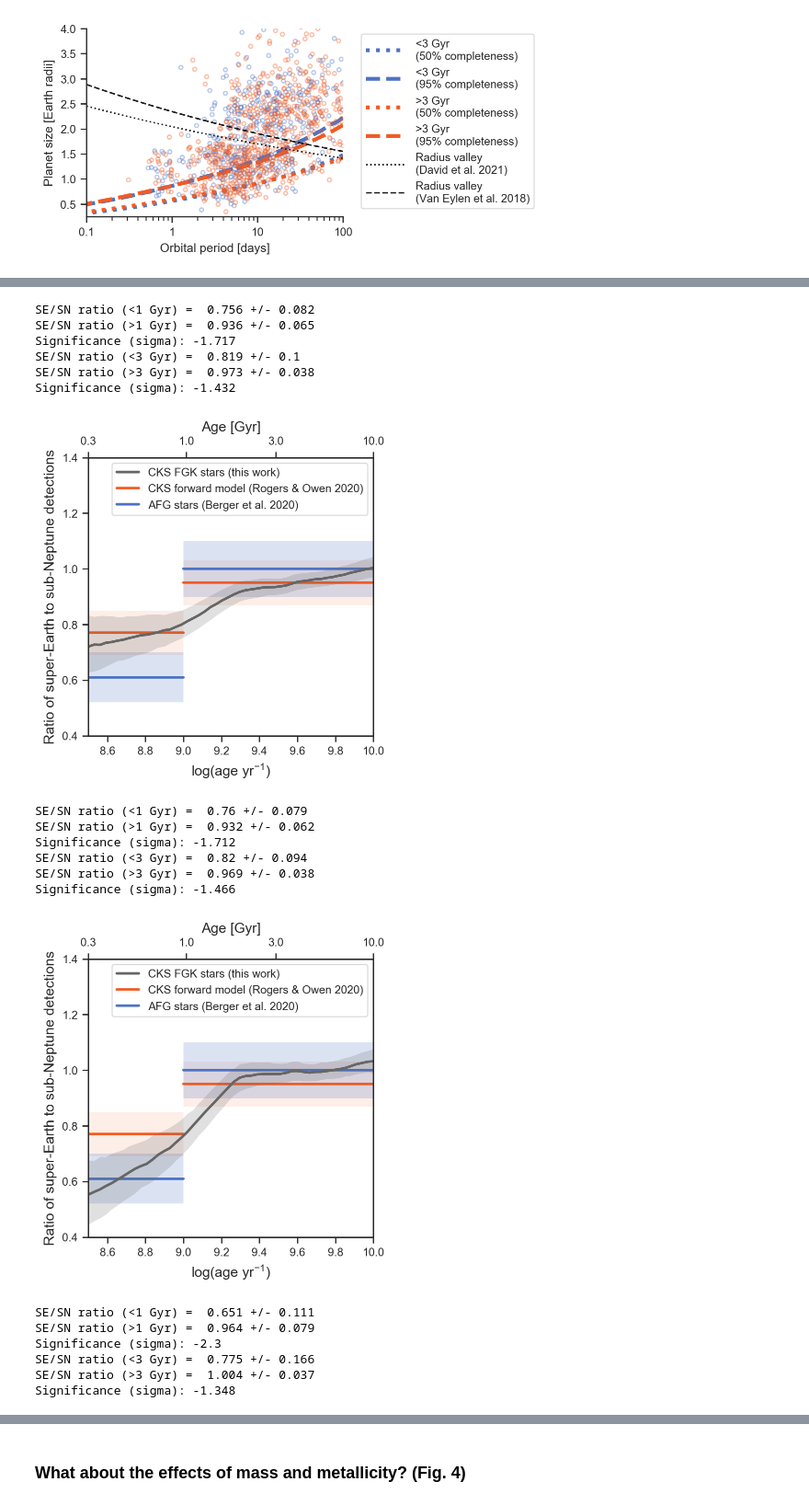
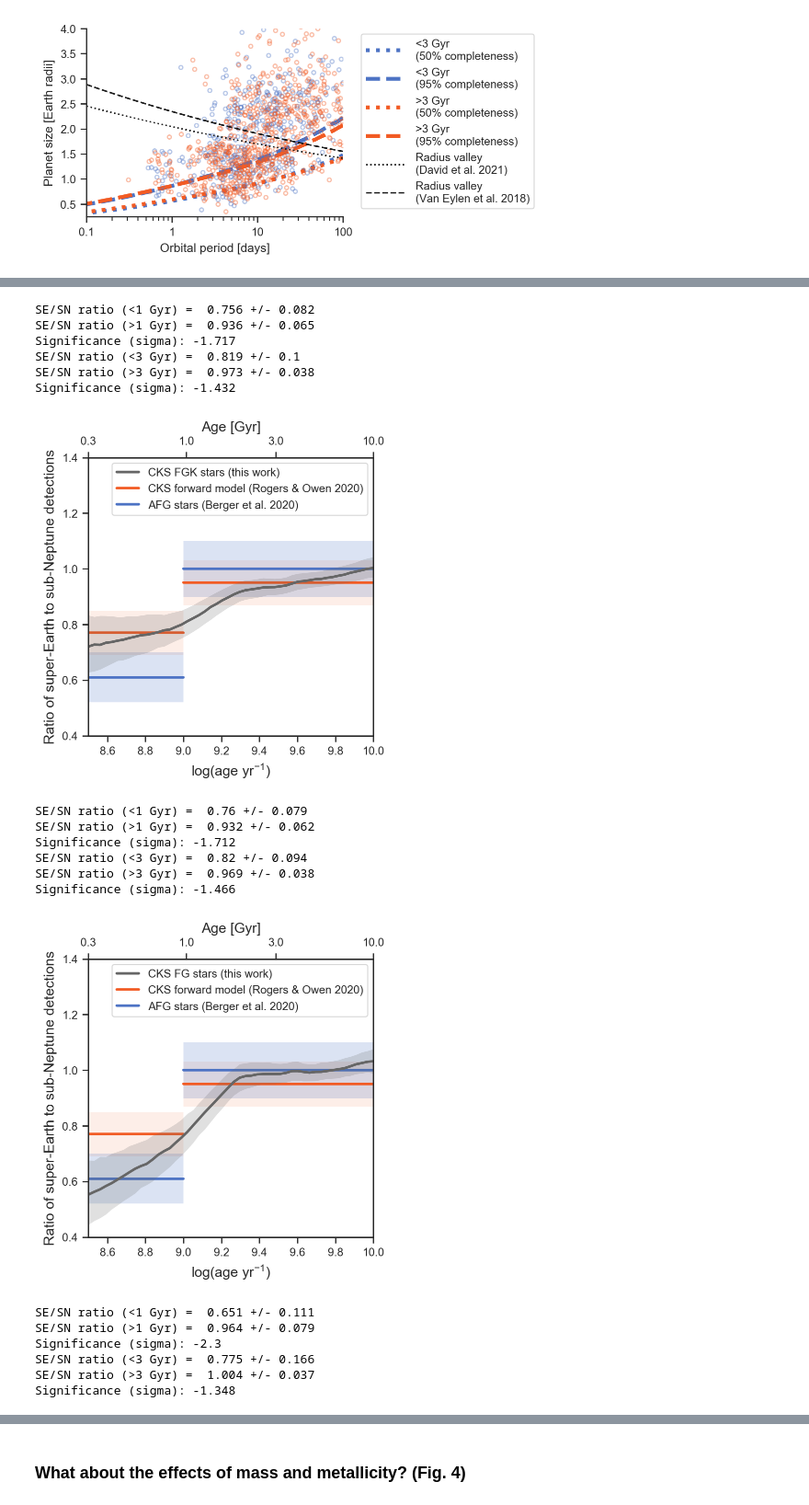
Before and after one commit to angelis21/Kepler-Exoplanet-Evolution, a Jupyter notebook: Kepler Exoplanet Evolution/notebooks/se_sn_ratio.ipynb, the cells around one changed output, grey strips where cells are left out. Shown at 92% size. Saved outputs shown, nothing was run; the diff lists cells and outputs as text; code cells hidden in the pictures.

Commit message:
Fixing figure legend issue

```diff
--- a/Kepler Exoplanet Evolution/notebooks/se_sn_ratio.ipynb
+++ b/Kepler Exoplanet Evolution/notebooks/se_sn_ratio.ipynb
@@ -663,7 +663,7 @@ def mc_simulation(cks, m,
 
     return bin_centers, ratio
 # %%
-def report_results(sample_mask,
+def report_results(sample_mask, sample_label,
                   age_dist='normal',
                   rv_ref='D20',
                   fig_path=None):
@@ -681,7 +681,7 @@ def report_results(sample_mask,
     ax2 = ax.twiny()
 
 
-    ax.plot(bin_centers, np.nanmedian(_ratio, axis=1), color=clr, label='CKS FGK stars (this work)', lw=2, zorder=999)
+    ax.plot(bin_centers, np.nanmedian(_ratio, axis=1), color=clr, label=sample_label, lw=2, zorder=999)
 
 
     for ci in [68.3]:
@@ -733,38 +733,38 @@ def report_results(sample_mask,
     print('SE/SN ratio (<1 Gyr) = ', np.round(np.mean(_ratio[bin_centers<=9]),3),'+/-',np.round(np.std(_ratio[bin_centers<=9]),3))
     print('SE/SN ratio (>1 Gyr) = ', np.round(np.mean(_ratio[bin_centers>9]),3),'+/-',np.round(np.std(_ratio[bin_centers>9]),3))
     _err = np.sqrt(np.std(_ratio[bin_centers<=9])**2 + np.std(_ratio[bin_centers>9])**2)
     #_err = np.max([np.std(_ratio[bin_centers<=9]), np.std(_ratio[bin_centers>9])])
     print('Significance (sigma):', np.round((np.mean(_ratio[bin_centers<=9])-np.mean(_ratio[bin_centers>9]))/_err, 3))
 
     print('SE/SN ratio (<3 Gyr) = ', np.round(np.mean(_ratio[bin_centers<=np.log10(3e9)]),3),'+/-',np.round(np.std(_ratio[bin_centers<=np.log10(3e9)]),3))
     print('SE/SN ratio (>3 Gyr) = ', np.round(np.mean(_ratio[bin_centers>np.log10(3e9)]),3),'+/-',np.round(np.std(_ratio[bin_centers>np.log10(3e9)]),3))
     _err = np.sqrt(np.std(_ratio[bin_centers<=np.log10(3e9)])**2 + np.std(_ratio[bin_centers>np.log10(3e9)])**2)
     #_err = np.max([np.std(_ratio[bin_centers<=np.log10(3e9)]), np.std(_ratio[bin_centers>np.log10(3e9)])])
     print('Significance (sigma):', np.round((np.mean(_ratio[bin_centers<=np.log10(3e9)])-np.mean(_ratio[bin_centers>np.log10(3e9)]))/_err, 3))
 
     return
 
-report_results(base_sample, age_dist='normal', fig_path='../figures/ratio.pdf')
-report_results(base_sample, age_dist='skewnormal')
+report_results(base_sample, sample_label='CKS FGK stars (this work)', age_dist='normal', fig_path='../figures/ratio.pdf')
+report_results(base_sample, sample_label='CKS FGK stars (this work)', age_dist='skewnormal')
 
-report_results(base_sample&(cks['f18_Teff']>5500), age_dist='normal', fig_path='../figures/ratio-hot.pdf')
-report_results(base_sample&(cks['f18_Teff']>5500), age_dist='skewnormal')
+report_results(base_sample&(cks['f18_Teff']>5500), sample_label='CKS FG stars (this work)', age_dist='normal', fig_path='../figures/ratio-hot.pdf')
+report_results(base_sample&(cks['f18_Teff']>5500), sample_label='CKS FG stars (this work)', age_dist='skewnormal')
 # %% [output]
 [figure]
 SE/SN ratio (<1 Gyr) =  0.756 +/- 0.082
 SE/SN ratio (>1 Gyr) =  0.936 +/- 0.065
 Significance (sigma): -1.717
 SE/SN ratio (<3 Gyr) =  0.819 +/- 0.1
 SE/SN ratio (>3 Gyr) =  0.973 +/- 0.038
 Significance (sigma): -1.432
 [figure]
 SE/SN ratio (<1 Gyr) =  0.76 +/- 0.079
 SE/SN ratio (>1 Gyr) =  0.932 +/- 0.062
 Significance (sigma): -1.712
 SE/SN ratio (<3 Gyr) =  0.82 +/- 0.094
 SE/SN ratio (>3 Gyr) =  0.969 +/- 0.038
 Significance (sigma): -1.466
-[figure, old version]
+[figure, new version]
 SE/SN ratio (<1 Gyr) =  0.651 +/- 0.111
 SE/SN ratio (>1 Gyr) =  0.964 +/- 0.079
 Significance (sigma): -2.3
```
Also changed, not shown: parts of 1 cell of this notebook, 4 other files.
